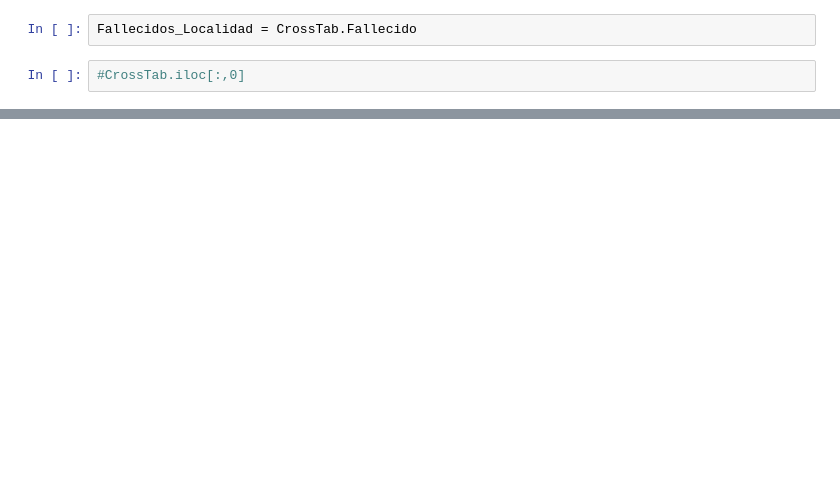
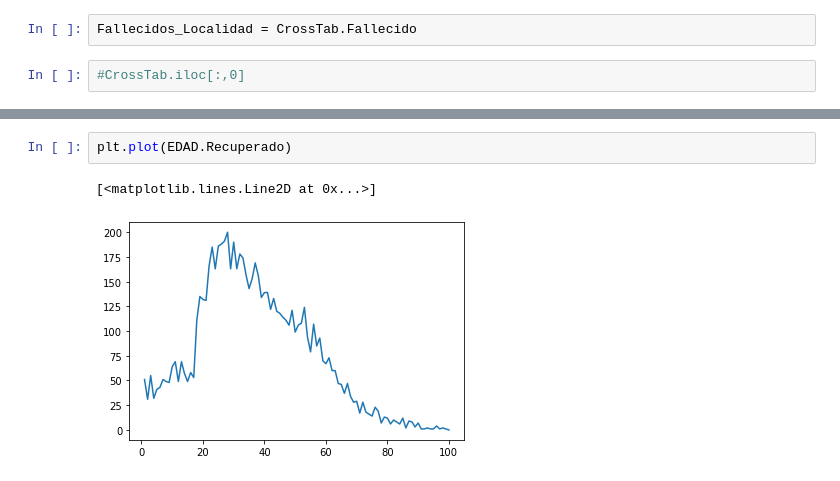
Before and after one commit to florez/Estadistica_Herramientas, a Jupyter notebook: Sesion3/Distribuciones_ValorMedio.ipynb, the cells around one changed output, grey strips where cells are left out. Cells and saved outputs as stored; diff of their text form; blank space fills up the shorter version.

```diff
--- a/Sesion3/Distribuciones_ValorMedio.ipynb
+++ b/Sesion3/Distribuciones_ValorMedio.ipynb
@@ -187,0 +228,5 @@ Name: Fallecido, dtype: int64
+# %%
+plt.plot(EDAD.Recuperado)
+# %% [output]
+[<matplotlib.lines.Line2D at 0x...>]
+[figure, added]
```
Also changed, not shown: parts of 11 cells of this notebook.
